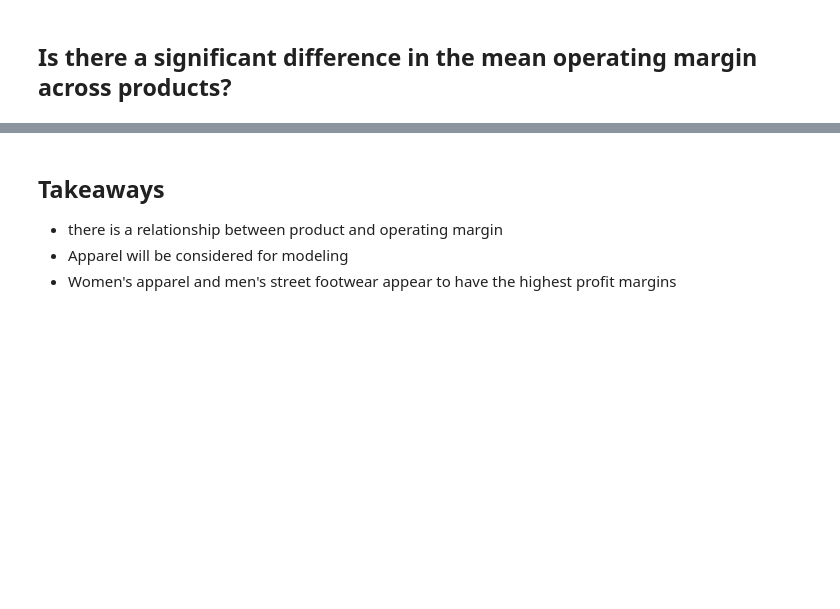
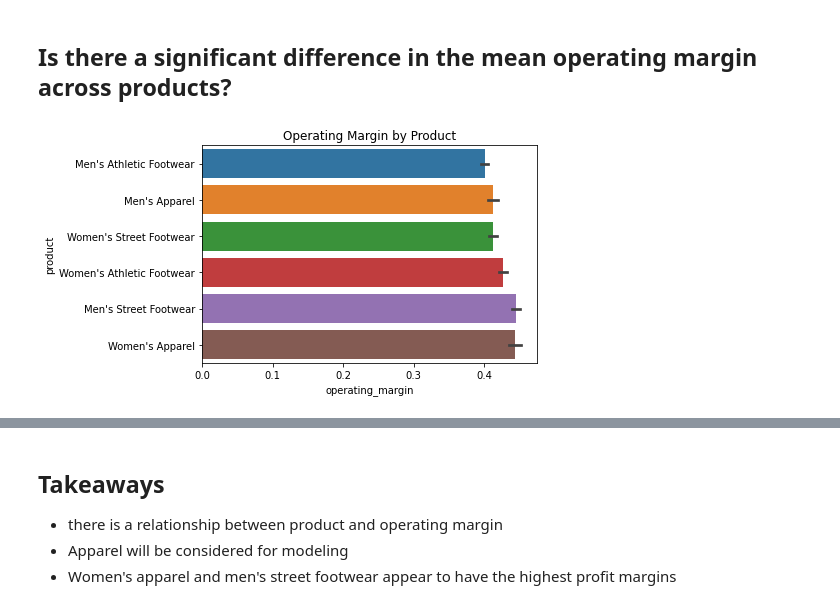
Before and after one commit to allantestaten/adidas_classification, a Jupyter notebook: final_regression_notebook.ipynb, the cells around one changed output, grey strips where cells are left out. Drawn from its saved outputs; the diff is of its cells as text; code cells hidden in the pictures; blank space fills up the shorter version.

```diff
--- a/final_regression_notebook.ipynb
+++ b/final_regression_notebook.ipynb
@@ -253,9 +249,10 @@ women_athletic_footwear = train[train['product'] == "Women's Athletic Footwear"]
 men_street_footwear= train[train['product'] == "Men's Street Footwear"].operating_margin
 women_apparel= train[train['product'] == "Women's Apparel"].operating_margin
 # %%
-# creating bar chart of operating margin
-sns.barplot(data=train,
-    x="operating_margin", y="product")
+# barplot visual
+barplot(train,"operating_margin","product","Operating Margin by Product")
+# %% [output]
+[figure, added]
 # %%
 # find variances of each region
 for df in (men_athletic_footwear,men_apparel,women_street_footwear,women_athletic_footwear,men_street_footwear,women_apparel):
```
Also changed, not shown: parts of 12 cells of this notebook.
